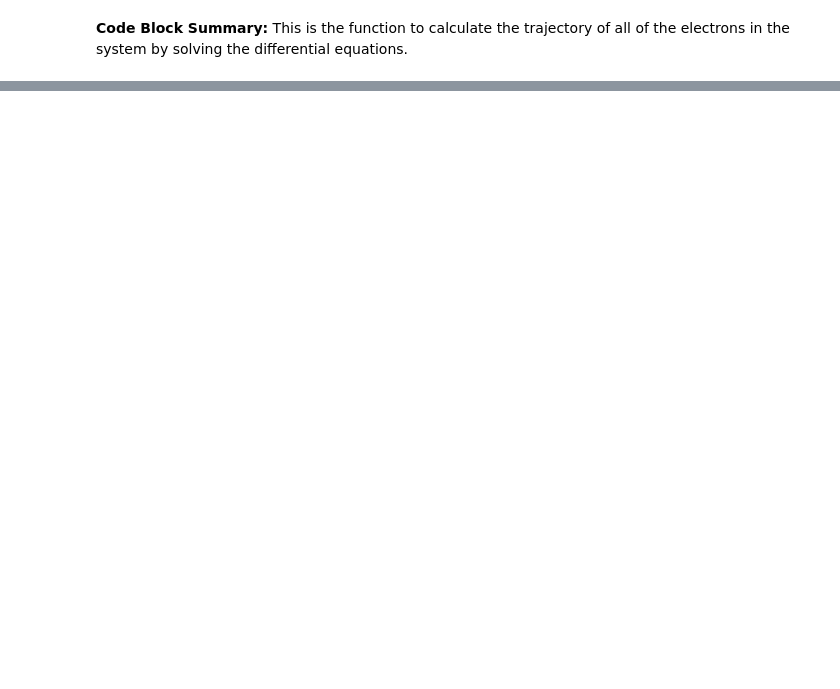
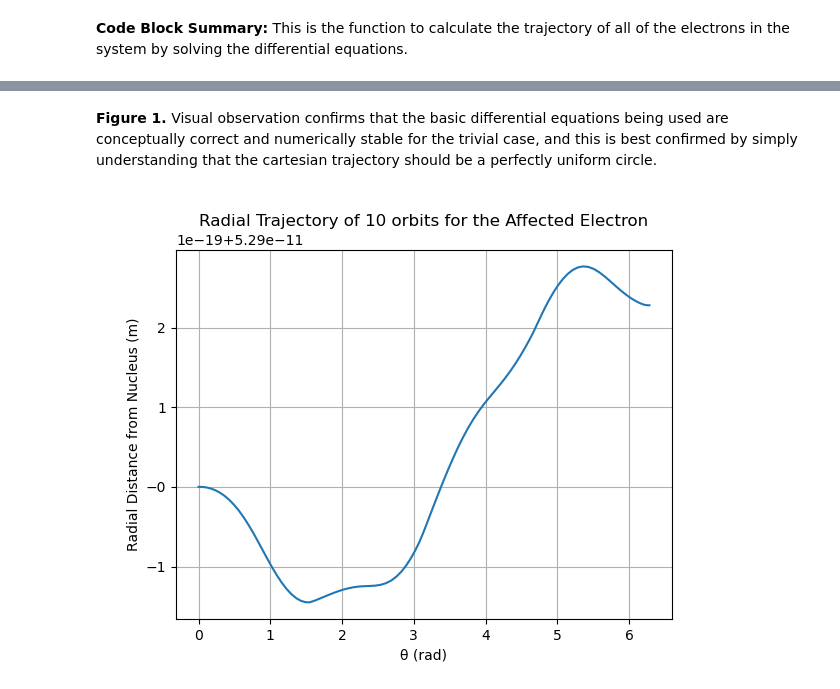
Before and after one commit to mufaro3/physics-210, a Jupyter notebook: Projects/Project 2.ipynb, the cells around one changed output, grey strips where cells are left out. Cells and saved outputs as stored; diff of their text form; code cells hidden in the pictures; blank space fills up the shorter version.

```diff
--- a/Projects/Project 2.ipynb
+++ b/Projects/Project 2.ipynb
@@ -624,0 +610,6 @@ test_calculation_raw()
+# %% [markdown]
+**Figure 1.** Visual observation confirms that the basic differential equations being used are conceptually correct and numerically stable for the trivial case, and this is best confirmed by simply understanding that the cartesian trajectory should be a perfectly uniform circle.
+# %%
+display(trivial_test['polar'])
+# %% [output]
+[figure, added]
```
Also changed, not shown: parts of 44 cells of this notebook, 4 other files.
